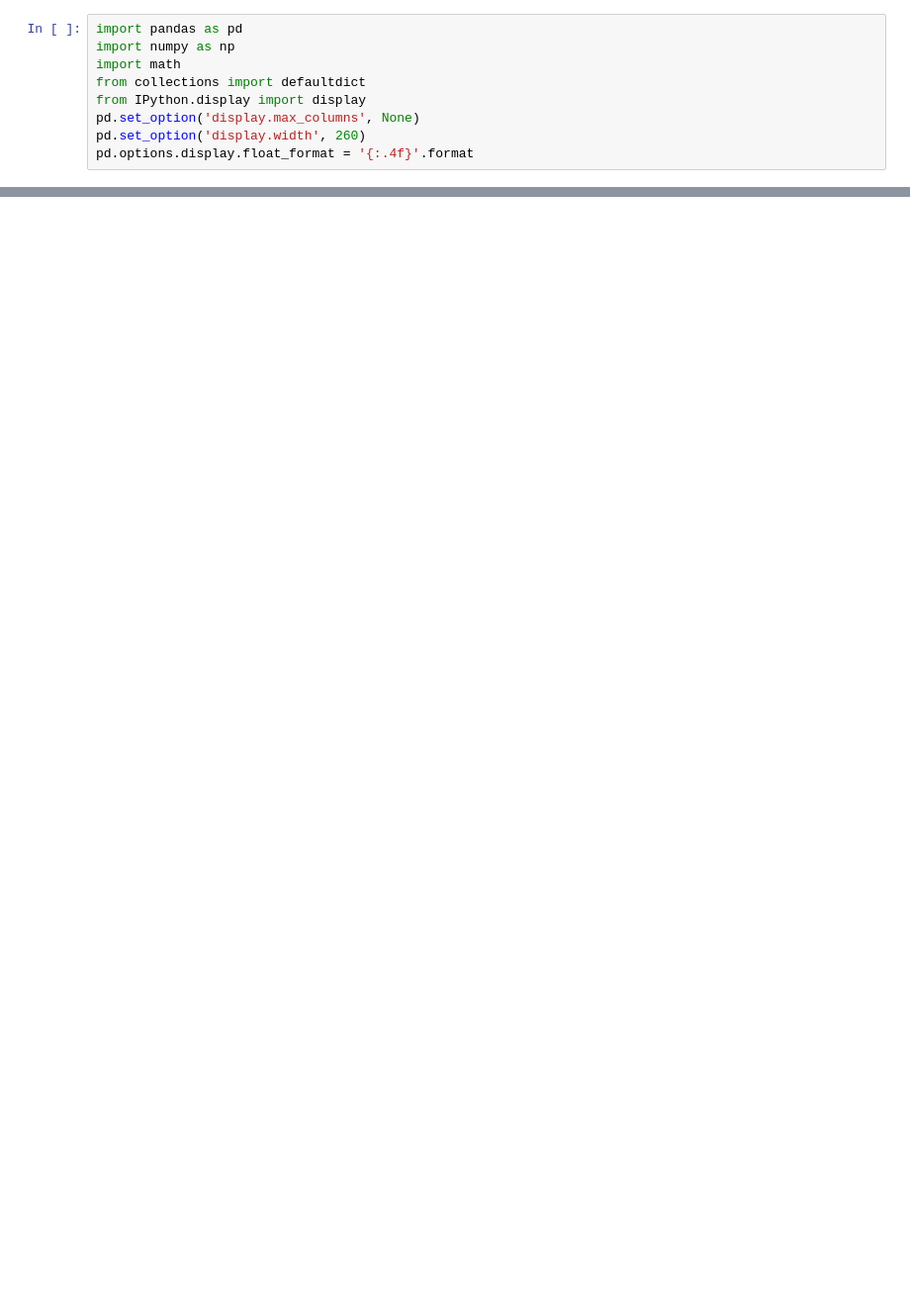
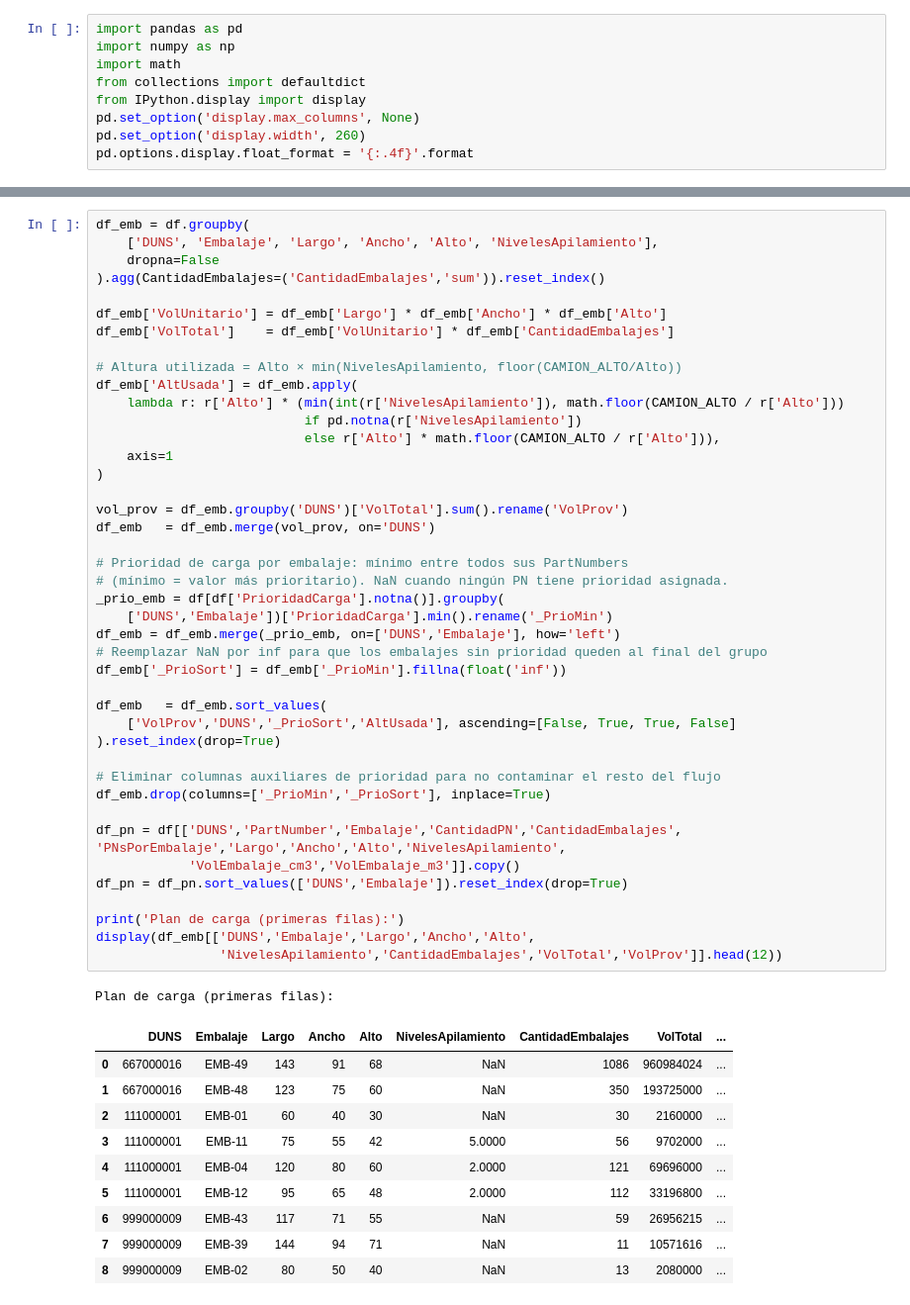
Before and after one commit to fer-vasco/Optimizaci-n-de-cargas, a Jupyter notebook: optimizacion_carga_camiones_v_productiva.ipynb, the cells around one changed output, grey strips where cells are left out. Shown at 99% size. Saved outputs shown, nothing was run; the diff lists cells and outputs as text; blank space fills up the shorter version.

```diff
--- a/optimizacion_carga_camiones_v_productiva.ipynb
+++ b/optimizacion_carga_camiones_v_productiva.ipynb
@@ -1151,0 +506,55 @@ print(f'   Hoja 11 — tabla_proveedores_input: {len(df_proveedores)} filas')
+# %%
+df_emb = df.groupby(
+    ['DUNS', 'Embalaje', 'Largo', 'Ancho', 'Alto', 'NivelesApilamiento'],
+    dropna=False
+).agg(CantidadEmbalajes=('CantidadEmbalajes','sum')).reset_index()
+
+df_emb['VolUnitario'] = df_emb['Largo'] * df_emb['Ancho'] * df_emb['Alto']
+df_emb['VolTotal']    = df_emb['VolUnitario'] * df_emb['CantidadEmbalajes']
+
+# Altura utilizada = Alto × min(NivelesApilamiento, floor(CAMION_ALTO/Alto))
+df_emb['AltUsada'] = df_emb.apply(
+    lambda r: r['Alto'] * (min(int(r['NivelesApilamiento']), math.floor(CAMION_ALTO / r['Alto']))
+                           if pd.notna(r['NivelesApilamiento'])
+                           else r['Alto'] * math.floor(CAMION_ALTO / r['Alto'])),
+    axis=1
+)
+
+vol_prov = df_emb.groupby('DUNS')['VolTotal'].sum().rename('VolProv')
+df_emb   = df_emb.merge(vol_prov, on='DUNS')
+
+# Prioridad de carga por embalaje: mínimo entre todos sus PartNumbers
+# (mínimo = valor más prioritario). NaN cuando ningún PN tiene prioridad asignada.
+_prio_emb = df[df['PrioridadCarga'].notna()].groupby(
+    ['DUNS','Embalaje'])['PrioridadCarga'].min().rename('_PrioMin')
+df_emb = df_emb.merge(_prio_emb, on=['DUNS','Embalaje'], how='left')
+# Reemplazar NaN por inf para que los embalajes sin prioridad queden al final del grupo
+df_emb['_PrioSort'] = df_emb['_PrioMin'].fillna(float('inf'))
+
+df_emb   = df_emb.sort_values(
+    ['VolProv','DUNS','_PrioSort','AltUsada'], ascending=[False, True, True, False]
+).reset_index(drop=True)
+
+# Eliminar columnas auxiliares de prioridad para no contaminar el resto del flujo
+df_emb.drop(columns=['_PrioMin','_PrioSort'], inplace=True)
+
+df_pn = df[['DUNS','PartNumber','Embalaje','CantidadPN','CantidadEmbalajes',
+'PNsPorEmbalaje','Largo','Ancho','Alto','NivelesApilamiento',
+            'VolEmbalaje_cm3','VolEmbalaje_m3']].copy()
+df_pn = df_pn.sort_values(['DUNS','Embalaje']).reset_index(drop=True)
+
+print('Plan de carga (primeras filas):')
+display(df_emb[['DUNS','Embalaje','Largo','Ancho','Alto',
+                'NivelesApilamiento','CantidadEmbalajes','VolTotal','VolProv']].head(12))
+# %% [output]
+Plan de carga (primeras filas):
+|  | DUNS | Embalaje | Largo | Ancho | Alto | NivelesApilamiento | CantidadEmbalajes | VolTotal | ... |
+| 0 | 667000016 | EMB-49 | 143 | 91 | 68 | NaN | 1086 | 960984024 | ... |
+| 1 | 667000016 | EMB-48 | 123 | 75 | 60 | NaN | 350 | 193725000 | ... |
+| 2 | 111000001 | EMB-01 | 60 | 40 | 30 | NaN | 30 | 2160000 | ... |
+| 3 | 111000001 | EMB-11 | 75 | 55 | 42 | 5.0000 | 56 | 9702000 | ... |
+| 4 | 111000001 | EMB-04 | 120 | 80 | 60 | 2.0000 | 121 | 69696000 | ... |
+| 5 | 111000001 | EMB-12 | 95 | 65 | 48 | 2.0000 | 112 | 33196800 | ... |
+| 6 | 999000009 | EMB-43 | 117 | 71 | 55 | NaN | 59 | 26956215 | ... |
+| 7 | 999000009 | EMB-39 | 144 | 94 | 71 | NaN | 11 | 10571616 | ... |
+| 8 | 999000009 | EMB-02 | 80 | 50 | 40 | NaN | 13 | 2080000 | ... |
```
Also changed, not shown: parts of 52 cells of this notebook, 7 other files.
